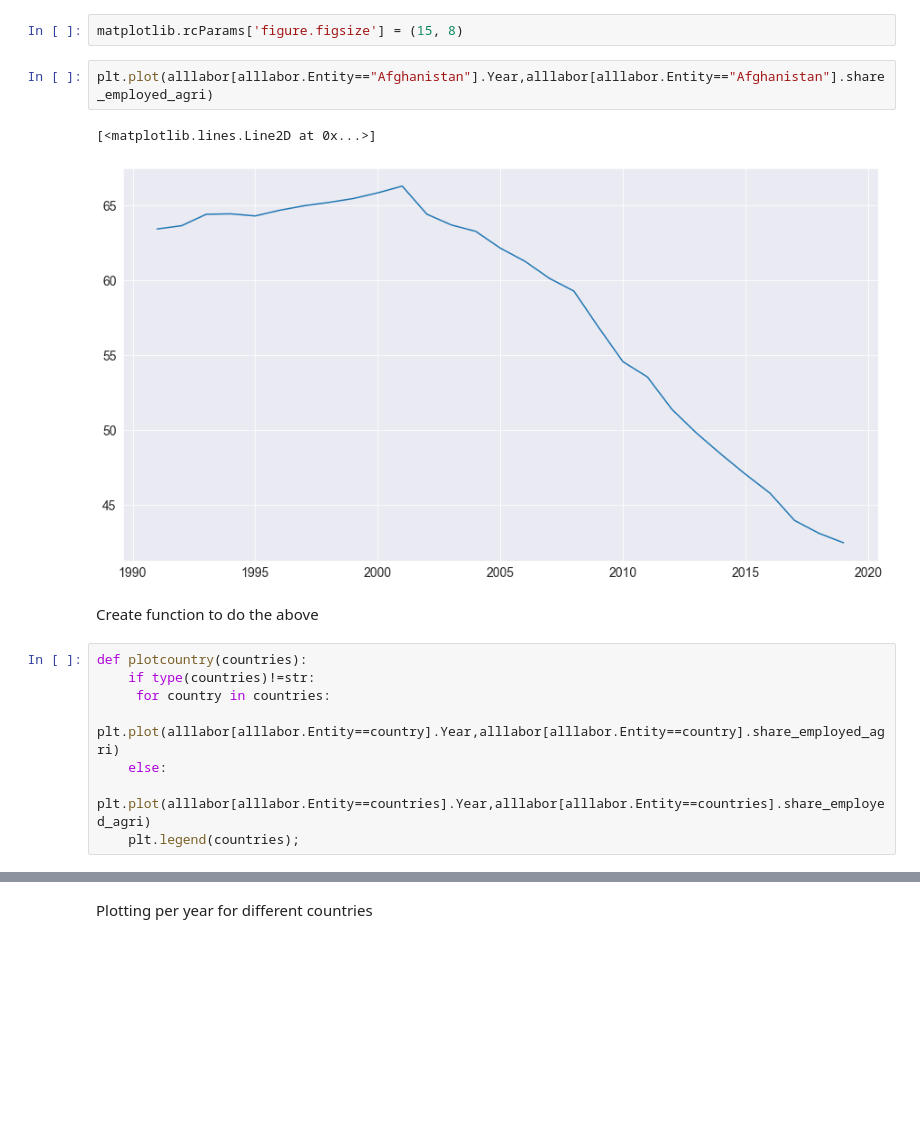
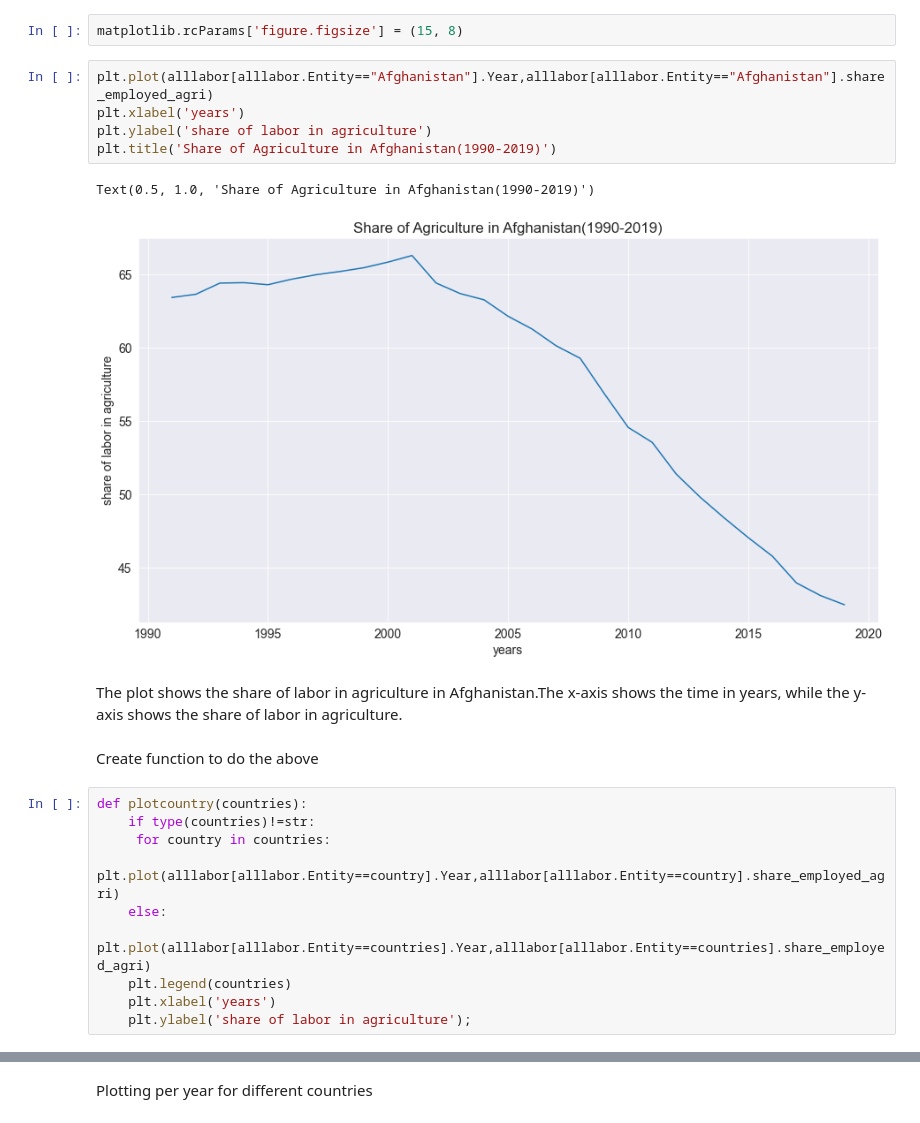
Before and after one commit to Addyzee/Jovian-Data-Analysis-with-Python, a Jupyter notebook: 14- zerotopandas-course-project-starter/zerotopandas-course-project-starter-v-20/labor-in-agriculture.ipynb, the cells around one changed output, grey strips where cells are left out. Saved outputs shown, nothing was run; the diff lists cells and outputs as text; blank space fills up the shorter version.

```diff
--- a/14- zerotopandas-course-project-starter/zerotopandas-course-project-starter-v-20/labor-in-agriculture.ipynb
+++ b/14- zerotopandas-course-project-starter/zerotopandas-course-project-starter-v-20/labor-in-agriculture.ipynb
@@ -305,9 +393,14 @@ Exploring the share of farmers in specific countries
 matplotlib.rcParams['figure.figsize'] = (15, 8)
 # %%
 plt.plot(alllabor[alllabor.Entity=="Afghanistan"].Year,alllabor[alllabor.Entity=="Afghanistan"].share_employed_agri)
+plt.xlabel('years')
+plt.ylabel('share of labor in agriculture')
+plt.title('Share of Agriculture in Afghanistan(1990-2019)')
 # %% [output]
-[<matplotlib.lines.Line2D at 0x...>]
+Text(0.5, 1.0, 'Share of Agriculture in Afghanistan(1990-2019)')
-[figure, old version]
+[figure, new version]
+# %% [markdown]
+The plot shows the share of labor in agriculture in Afghanistan.The x-axis shows the time in years, while the y-axis shows the share of labor in agriculture.
 # %% [markdown]
 Create function to do the above
 # %%
@@ -317,7 +410,9 @@ def plotcountry(countries):
       plt.plot(alllabor[alllabor.Entity==country].Year,alllabor[alllabor.Entity==country].share_employed_agri)
     else:
       plt.plot(alllabor[alllabor.Entity==countries].Year,alllabor[alllabor.Entity==countries].share_employed_agri)
-    plt.legend(countries);
+    plt.legend(countries)
+    plt.xlabel('years')
+    plt.ylabel('share of labor in agriculture');
 # %%
 plotcountry("Kenya")
 # %% [output]
```
Also changed, not shown: parts of 31 cells of this notebook.
